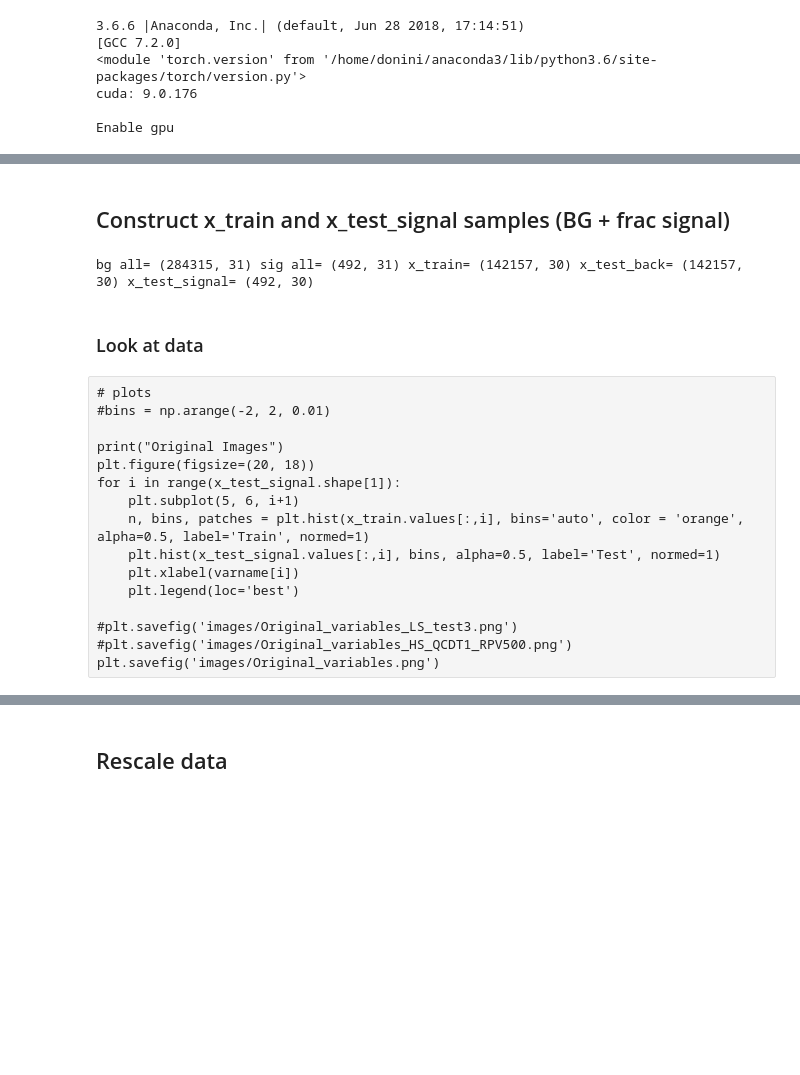
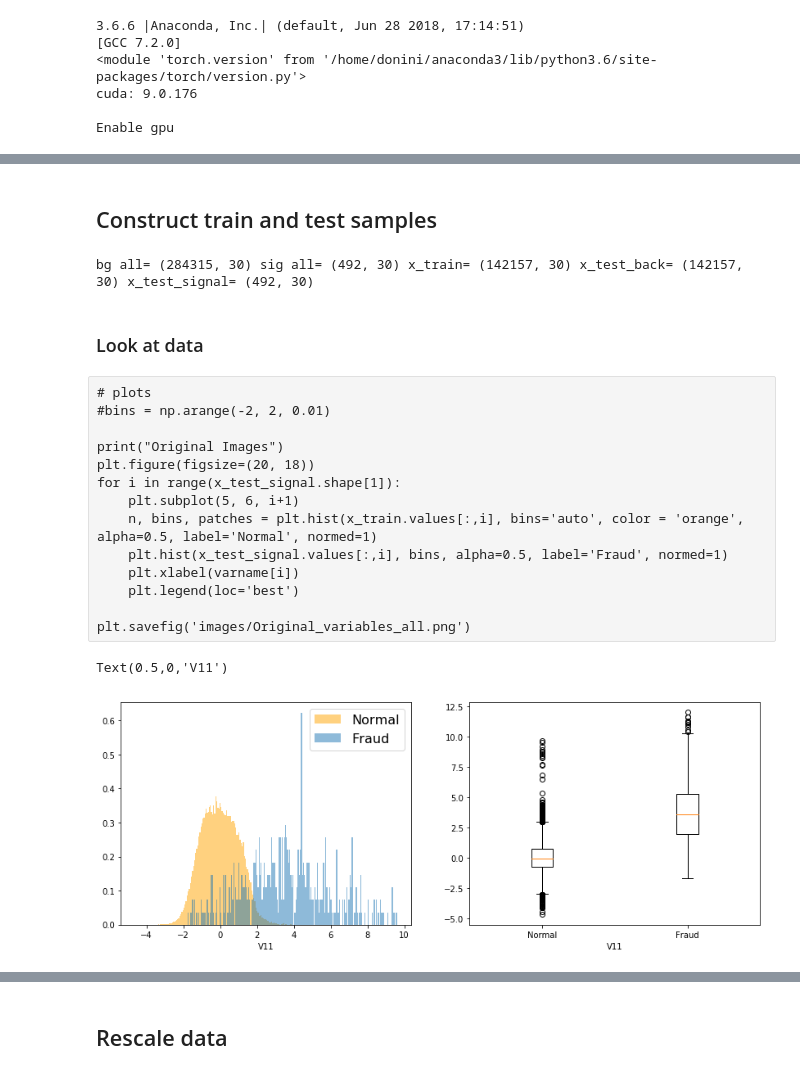
Before and after one commit to judonini/MLcourses, a Jupyter notebook: tutorial/AE_fraud_detection_pytorch.ipynb, the cells around one changed output, grey strips where cells are left out. Drawn from its saved outputs; the diff is of its cells as text; code cells hidden in the pictures; blank space fills up the shorter version.

```diff
--- a/tutorial/AE_fraud_detection_pytorch.ipynb
+++ b/tutorial/AE_fraud_detection_pytorch.ipynb
@@ -87,40 +101,37 @@ background_all = eventcuts(background_all)
 # %% [markdown]
-## Construct x_train and x_test_signal samples (BG + frac signal)
+## Construct train and test samples
 # %%
-# choose data features
-#---------------------
+# Get events for each class
+#--------------------------
+signal_sel = df[df['Class']==1]      # Signal = Fraud
+background_sel = df[df['Class']==0]  # Background = Normal transactions
 
-# Choose all
-signal_sel     = signal_all.iloc[:,:]
-background_sel = background_all.iloc[:,:]
-
-# Choose selected features
-#features=['pt1', 'eta1', 'phi1', 'E1', 'pt2', 'eta2', 'phi2', 'E2']
-#signal_sel = signal_all.loc[:,features]
-#background_sel = background_all.loc[:,features]
-
-# Optional: drop columns
+# Remove target (not needed)
 drop=['Class']
 signal_sel = signal_sel.drop(columns=drop)
 background_sel = background_sel.drop(columns=drop)
 
-# Construct x_train and x_test_signal samples (BG + frac signal)
-#-------------------------------------------------------------
+# Shuffle samples
+#----------------
 back = shuffle(background_sel)
 sig  = shuffle(signal_sel)
 
 varname = list(signal_sel)
 
+# Separate Background in two (train and test)
 Nb = back.shape[0]//2
-Ns = sig.shape[0]
-
 x_train = back[0:Nb]
 x_test_back = back[Nb+1:]
+
+# test signal (=fraud)
 x_test_signal = sig
 
-print('bg all=', background_all.shape, 'sig all=', signal_all.shape, 'x_train=', x_train.shape,  'x_test_back=', x_test_back.shape, 'x_test_signal=', x_test_signal.shape)
+# Combine test sample (Normal + Fraud)
+x_test = pd.concat([x_test_back,x_test_signal])
+
+print('bg all=', background_sel.shape, 'sig all=', signal_sel.shape, 'x_train=', x_train.shape,  'x_test_back=', x_test_back.shape, 'x_test_signal=', x_test_signal.shape)
 # %% [output]
-bg all= (284315, 31) sig all= (492, 31) x_train= (142157, 30) x_test_back= (142157, 30) x_test_signal= (492, 30)
+bg all= (284315, 30) sig all= (492, 30) x_train= (142157, 30) x_test_back= (142157, 30) x_test_signal= (492, 30)
 # %% [markdown]
 ### Look at data
 # %% [raw]
@@ -131,11 +142,33 @@ print("Original Images")
 plt.figure(figsize=(20, 18))
 for i in range(x_test_signal.shape[1]):
     plt.subplot(5, 6, i+1)
-    n, bins, patches = plt.hist(x_train.values[:,i], bins='auto', color = 'orange', alpha=0.5, label='Train', normed=1)
-    plt.hist(x_test_signal.values[:,i], bins, alpha=0.5, label='Test', normed=1)
+    n, bins, patches = plt.hist(x_train.values[:,i], bins='auto', color = 'orange', alpha=0.5, label='Normal', normed=1)
+    plt.hist(x_test_signal.values[:,i], bins, alpha=0.5, label='Fraud', normed=1)
     plt.xlabel(varname[i])
     plt.legend(loc='best')
 
-#plt.savefig('images/Original_variables_LS_test3.png')
-#plt.savefig('images/Original_variables_HS_QCDT1_RPV500.png')
-plt.savefig('images/Original_variables.png')
+plt.savefig('images/Original_variables_all.png')
+# %%
+# Make box plots
+# See: https://matplotlib.org/3.1.1/gallery/pyplots/boxplot_demo_pyplot.html#sphx-glr-gallery-pyplots-boxplot-demo-pyplot-py
+# https://towardsdatascience.com/understanding-boxplots-5e2df7bcbd51
+
+ind=11
+
+plt.figure(figsize=(14, 5))
+
+plt.subplot(1, 2, 1)
+n, bins, patches = plt.hist(x_train.values[:,ind],bins='auto', color = 'orange', alpha=0.5, label='Normal', normed=1)
+plt.hist(x_test_signal.values[:,ind], bins, alpha=0.5, label='Fraud', normed=1)
+plt.xlabel(varname[ind])
+plt.legend(loc='best',fontsize=16)
+
+plt.subplot(1, 2, 2)
+data=[x_train.values[:,ind],x_test_signal.values[:,ind]]
+#data=[x_test_signal.values[:,ind]]
+plt.boxplot(data)
+plt.xticks([1, 2], ['Normal', 'Fraud'])
+plt.xlabel(varname[ind])
+# %% [output]
+Text(0.5,0,'V11')
+[figure, added]
```
Also changed, not shown: parts of 63 cells of this notebook, 1 other file.
